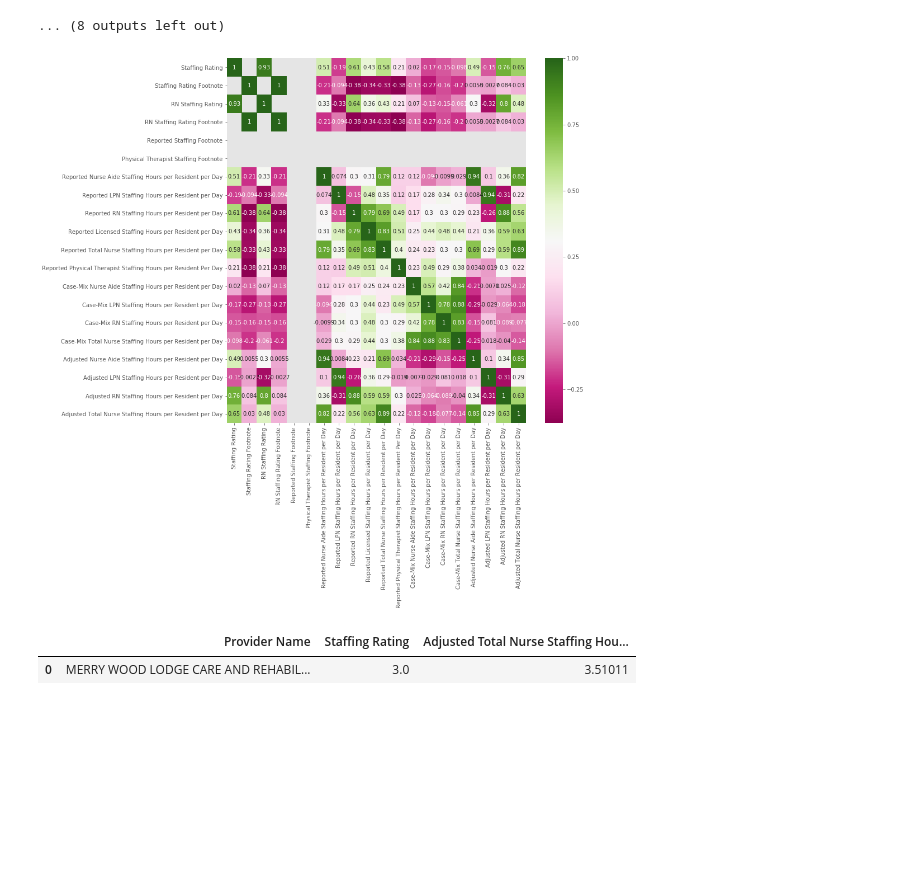
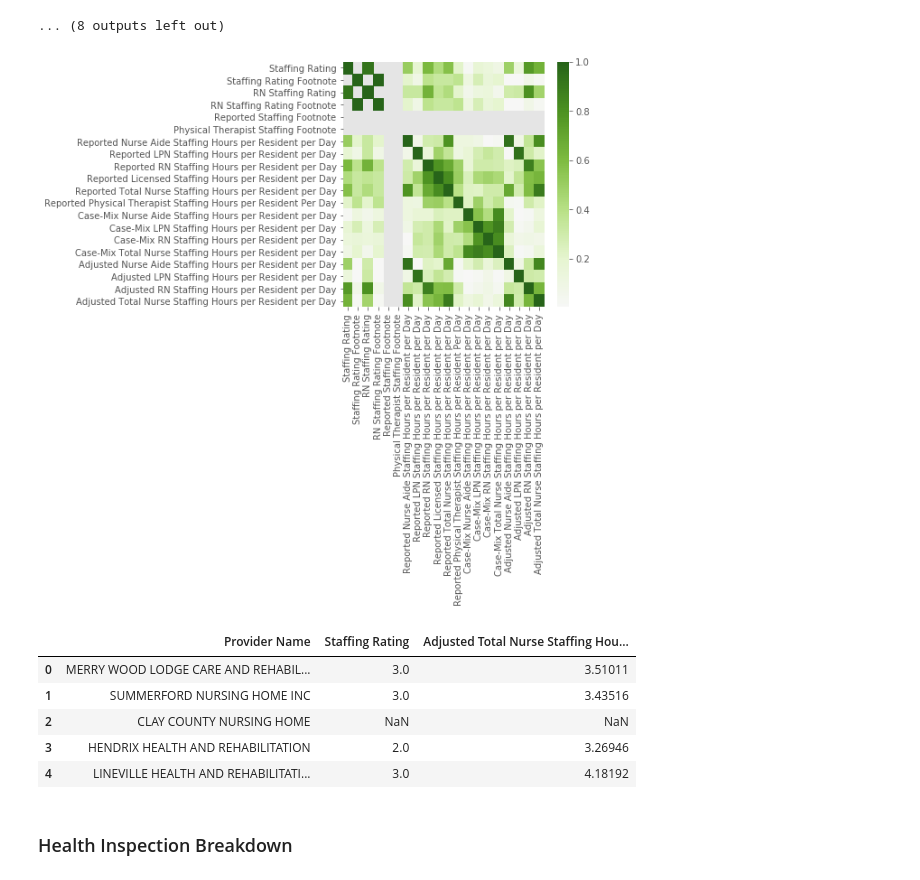
Before and after one commit to lbalido/nursing_homes, a Jupyter notebook: nursing_home.ipynb, the cells around one changed output. Saved outputs shown, nothing was run; the diff lists cells and outputs as text; code cells hidden in the pictures; blank space fills up the shorter version.

```diff
--- a/nursing_home.ipynb
+++ b/nursing_home.ipynb
@@ -96,19 +136,25 @@ for i in staffing_cols:
 [figure]
 ... (8 outputs left out)
 # %%
-plt.figure(figsize=(12,12))
-sns.heatmap(staffing_df.corr(), cmap="PiYG", annot=True);
+plt.figure(figsize=(5,5))
+sns.heatmap(abs(staffing_df.corr()), cmap="PiYG", annot=False, center=0);
 # %% [output]
-[figure, old version]
+[figure, new version]
 # %%
 #Create a new database with only important staffing features
 
 staffing_df = df_import.loc[:, ['Provider Name', 'Staffing Rating','Adjusted Total Nurse Staffing Hours per Resident per Day']]
 
-staffing_df.head(1)
+staffing_df.head(5)
 # %% [output]
 |  | Provider Name | Staffing Rating | Adjusted Total Nurse Staffing Hou... |
 | 0 | MERRY WOOD LODGE CARE AND REHABIL... | 3.0 | 3.51011 |
+| 1 | SUMMERFORD NURSING HOME INC | 3.0 | 3.43516 |
+| 2 | CLAY COUNTY NURSING HOME | NaN | NaN |
+| 3 | HENDRIX HEALTH AND REHABILITATION | 2.0 | 3.26946 |
+| 4 | LINEVILLE HEALTH AND REHABILITATI... | 3.0 | 4.18192 |
+# %% [markdown]
+### Health Inspection Breakdown
 # %%
 #Create a new database with only health inspection features
 
```
Also changed, not shown: parts of 45 cells of this notebook.
